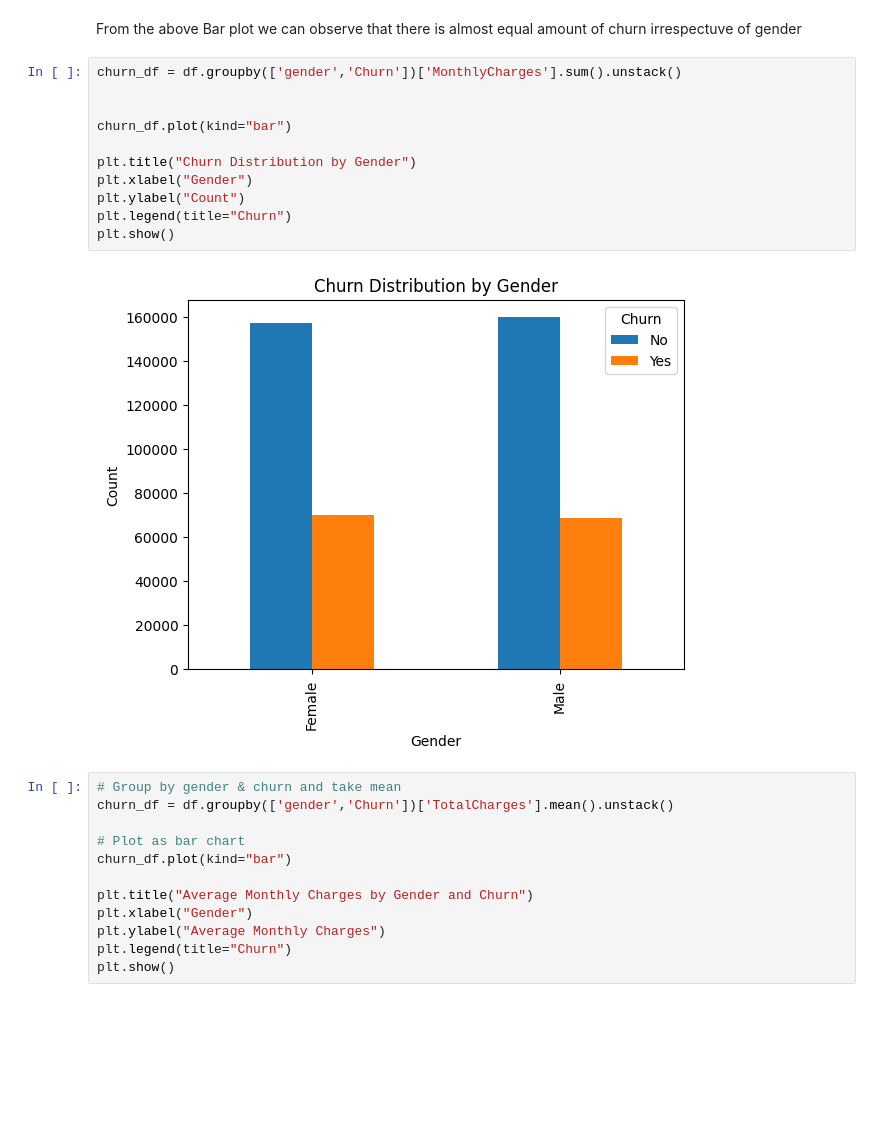
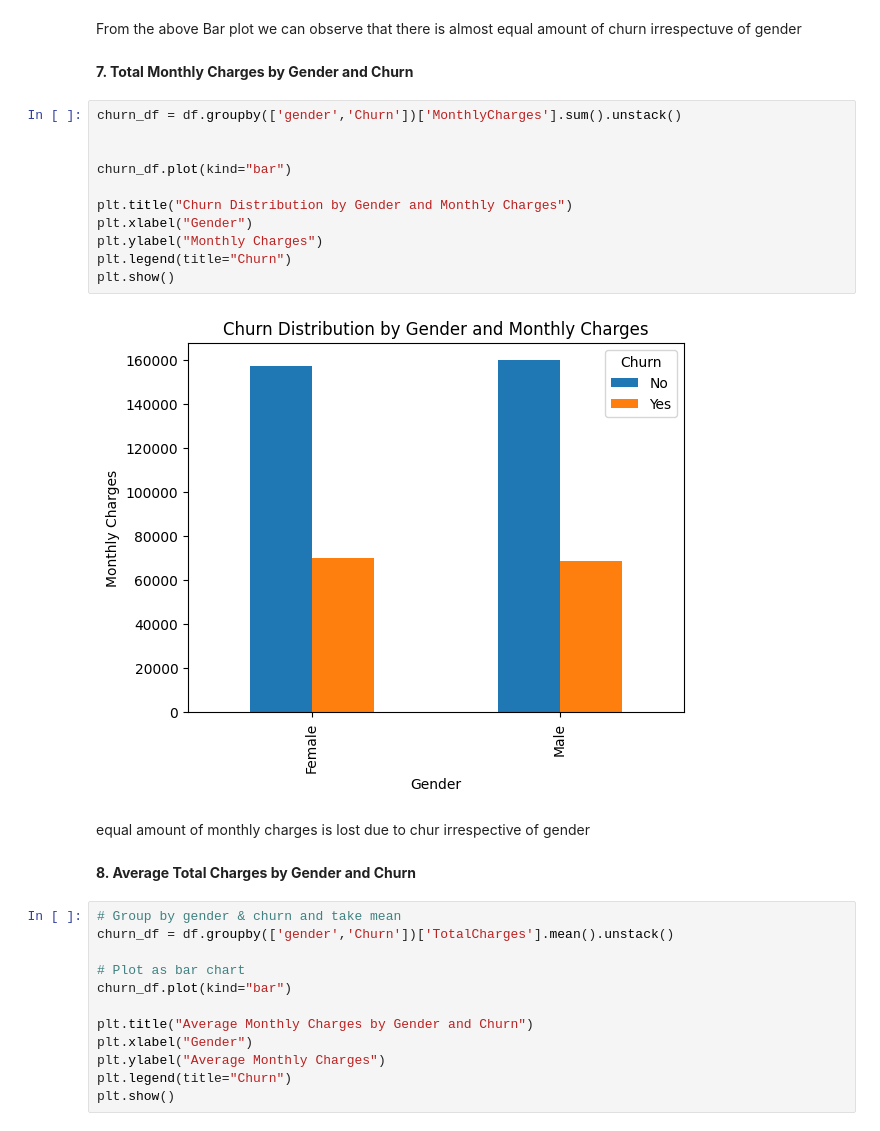
Before and after one commit to YashwanthK18/Telco-Customer-Churn-Data-analysis, a Jupyter notebook: TCC DA.ipynb, the cells around one changed output. Cells and saved outputs as stored; diff of their text form; blank space fills up the shorter version.

```diff
--- a/TCC DA.ipynb
+++ b/TCC DA.ipynb
@@ -104,19 +106,25 @@ plt.show()
 [figure]
 # %% [markdown]
 From the above Bar plot we can observe that there is almost equal amount of churn irrespectuve of gender
+# %% [markdown]
+**7. Total Monthly Charges by Gender and Churn**
 # %%
 churn_df = df.groupby(['gender','Churn'])['MonthlyCharges'].sum().unstack()
 
 
 churn_df.plot(kind="bar")
 
-plt.title("Churn Distribution by Gender")
+plt.title("Churn Distribution by Gender and Monthly Charges")
 plt.xlabel("Gender")
-plt.ylabel("Count")
+plt.ylabel("Monthly Charges")
 plt.legend(title="Churn")
 plt.show()
 # %% [output]
-[figure, old version]
+[figure, new version]
+# %% [markdown]
+equal amount of monthly charges is lost due to chur irrespective of gender
+# %% [markdown]
+**8. Average Total Charges by Gender and Churn**
 # %%
 # Group by gender & churn and take mean
 churn_df = df.groupby(['gender','Churn'])['TotalCharges'].mean().unstack()
```
Also changed, not shown: parts of 25 cells of this notebook.
